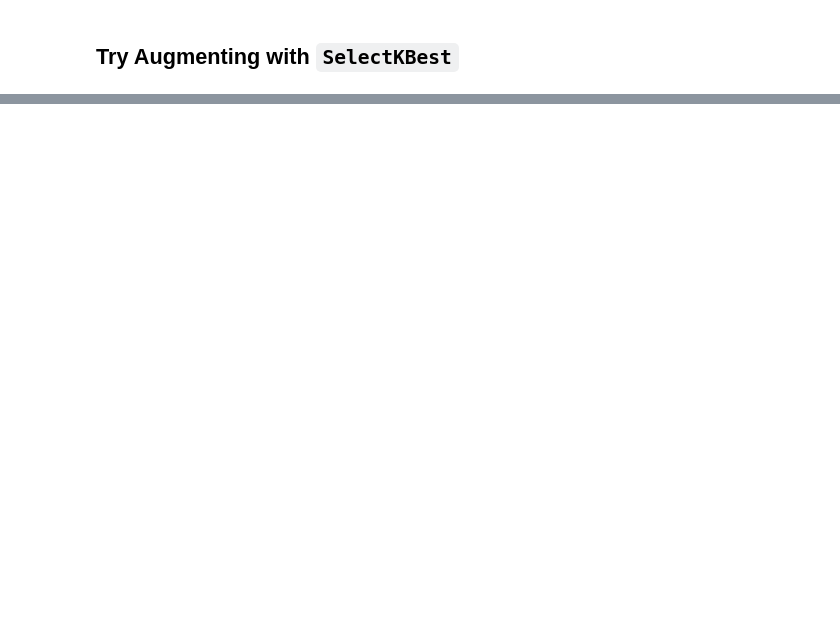
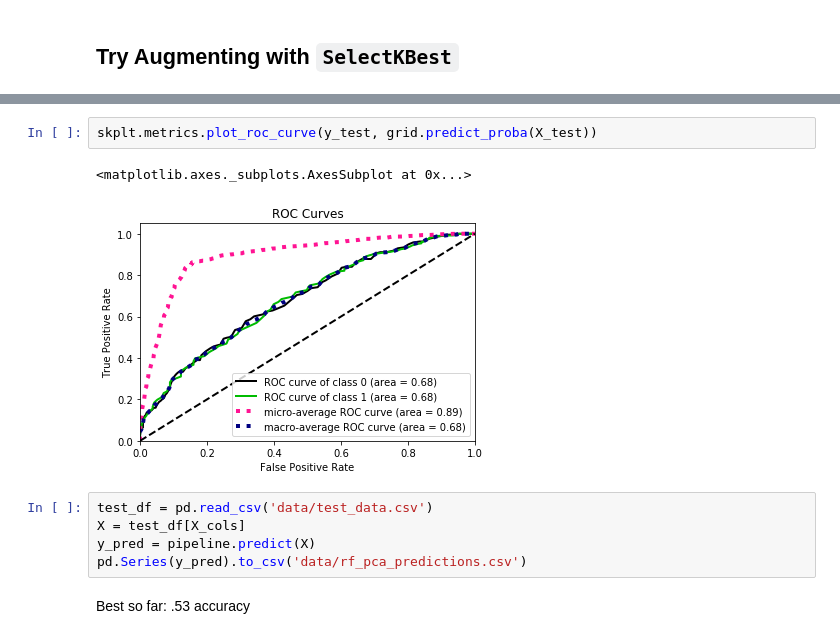
Before and after one commit to paulmattheww/Harvard-CS82-Advanced-ML, a Jupyter notebook: Assignments/HW4/Untitled.ipynb, the cells around one changed output, grey strips where cells are left out. Drawn from its saved outputs; the diff is of its cells as text; blank space fills up the shorter version.

```diff
--- a/Assignments/HW4/Untitled.ipynb
+++ b/Assignments/HW4/Untitled.ipynb
@@ -419,0 +644,12 @@ skplt.metrics.plot_roc_curve(y_test, grid.predict_proba(X_test))
+# %%
+skplt.metrics.plot_roc_curve(y_test, grid.predict_proba(X_test))
+# %% [output]
+<matplotlib.axes._subplots.AxesSubplot at 0x...>
+[figure, added]
+# %%
+test_df = pd.read_csv('data/test_data.csv')
+X = test_df[X_cols]
+y_pred = pipeline.predict(X)
+pd.Series(y_pred).to_csv('data/rf_pca_predictions.csv')
+# %% [markdown]
+Best so far: .53 accuracy
```
Also changed, not shown: parts of 14 cells of this notebook.
